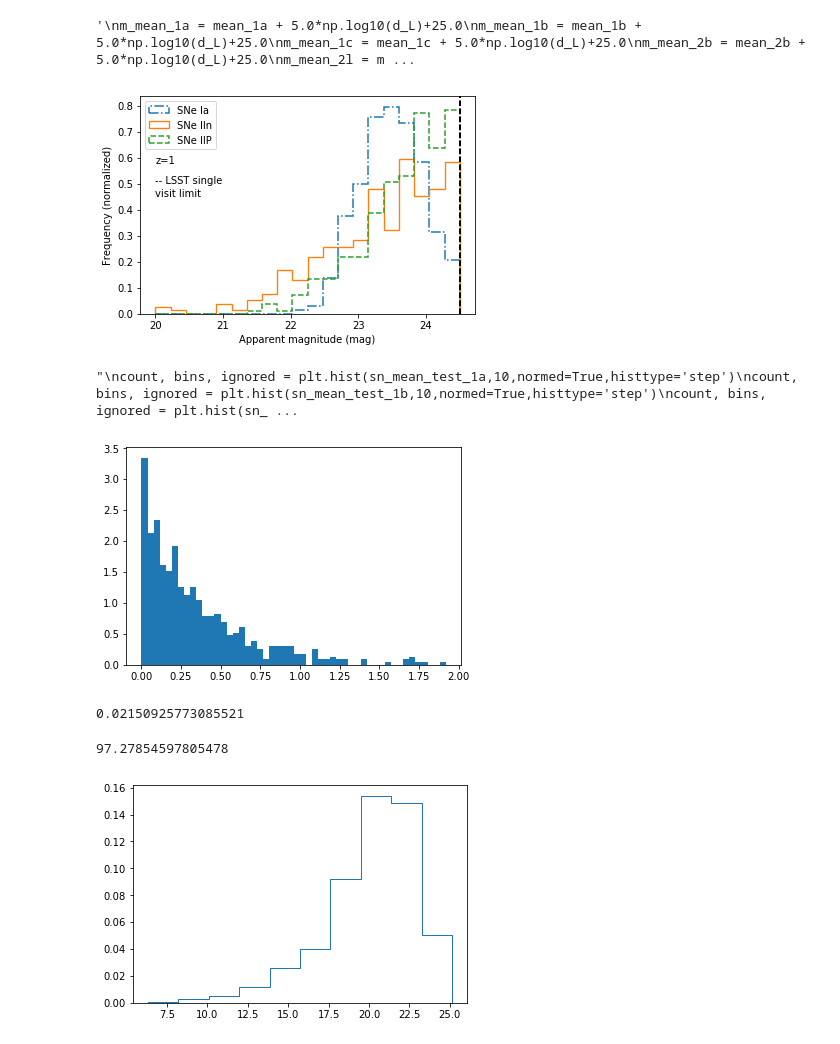
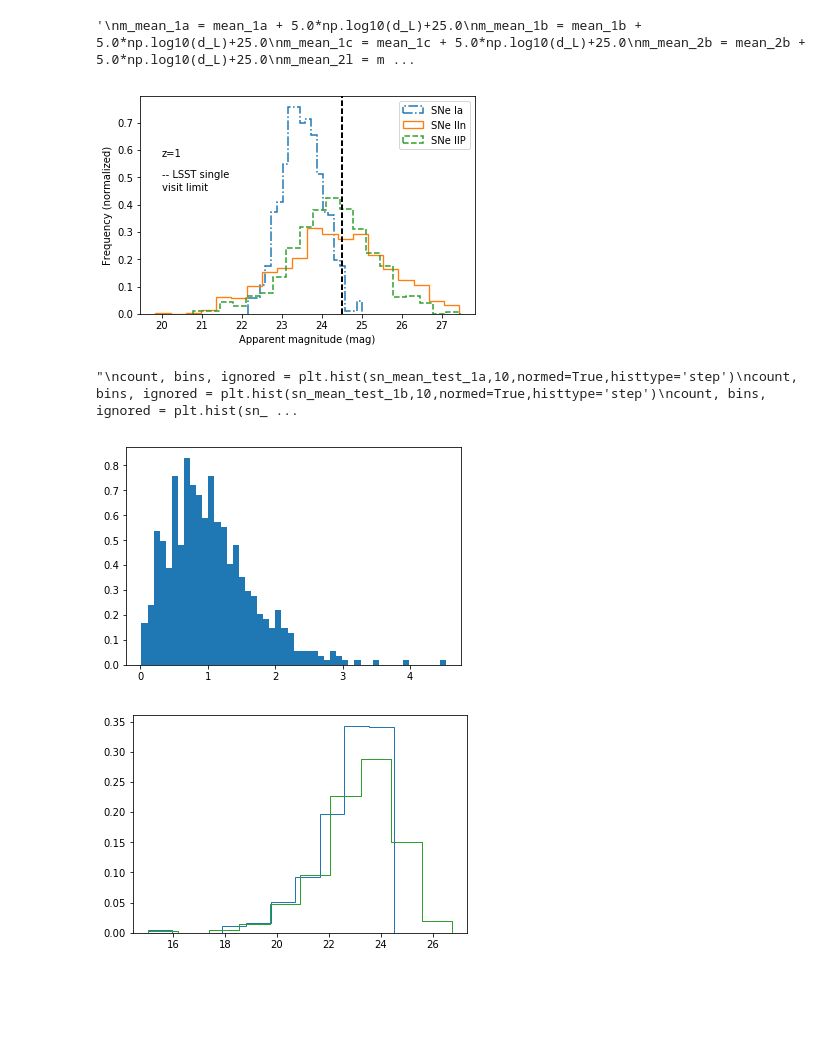
Before and after one commit to AnnaOG/1500-Work, a Jupyter notebook: Abs_Mag_Distribution_updated.ipynb, the cells around one changed output. Cells and saved outputs as stored; diff of their text form; code cells hidden in the pictures; blank space fills up the shorter version.

```diff
--- a/Abs_Mag_Distribution_updated.ipynb
+++ b/Abs_Mag_Distribution_updated.ipynb
@@ -138,9 +142,9 @@ sn_mean_test_2p = M_2p + 5.0*np.log10(d_L)+25.0
 # %%
 #Prop plot
 
-count, bins, ignored = plt.hist(sn_mean_test_1a,20,normed=True,range=(20,24.5),linewidth=1.5,linestyle='dashdot',histtype='step',label='SNe Ia')
-count, bins, ignored = plt.hist(sn_mean_test_2n,20,normed=True,range=(20,24.5),linewidth=1.35,linestyle='solid',histtype='step',label='SNe IIn')
-count, bins, ignored = plt.hist(sn_mean_test_2p,20,normed=True,range=(20,24.5),linewidth=1.5,linestyle='dashed',histtype='step',label='SNe IIP')
+count, bins, ignored = plt.hist(sn_mean_test_1a_cut,20,normed=True,linewidth=1.5,linestyle='dashdot',histtype='step',label='SNe Ia')
+count, bins, ignored = plt.hist(sn_mean_test_2n_cut,20,normed=True,linewidth=1.35,linestyle='solid',histtype='step',label='SNe IIn')
+count, bins, ignored = plt.hist(sn_mean_test_2p_cut,20,normed=True,linewidth=1.5,linestyle='dashed',histtype='step',label='SNe IIP')
 plt.axvline(24.5, color='k', linestyle='dashed', linewidth=2)
 #plt.axvline(27.5, color='r', linestyle='dashed', linewidth=2)
 plt.xlabel('Apparent magnitude (mag)')
@@ -153,7 +157,7 @@ plt.text(20.0,0.575,'z=1')
 plt.legend()
 plt.savefig('sn_mag_dist.png')
 # %% [output]
-[figure, old version]
+[figure, new version]
 # %%
 """
 count, bins, ignored = plt.hist(sn_mean_test_1a,10,normed=True,histtype='step')
@@ -176,19 +180,27 @@ plt.show()
 "\ncount, bins, ignored = plt.hist(sn_mean_test_1a,10,normed=True,histtype='step')\ncount, bins, ignored = plt.hist(sn_mean_test_1b,10,normed=True,histtype='step')\ncount, bins, ignored = plt.hist(sn_ ...
 # %%
 #Uniform distribution
-#zgrid=np.random.uniform(0.0,1.5,600)
+#zgrid=np.random.uniform(0.0001,0.5,600)
 
 #Beta, ok for small numbers
-#zgrid=np.random.beta(2.0,15.0,600)
+zgrid2=np.random.beta(2.0,5.0,600)
 
 #F function - this seems pretty good! mag-dist looks good, though that may be strange given it includes all z
-#zgrid=np.random.f(15.0,50.0,600)
+#zgrid=np.random.f(200.0,5000.0,600)
 
 #This is ok for getting a lot of small and some VERY long, could edit more
 #zgrid=np.random.noncentral_chisquare(1.0,0.05,600)
 
 #This is really good!! I like this one the best so far, just visually
-#zgrid=np.random.noncentral_f(2.0,1000.0,0.01,600)
+zgrid1a=np.random.noncentral_f(5.0,1e100,0.001,600)
+
+zgrid1b=np.random.noncentral_f(5.0,1e100,0.001,600)
+zgrid1c=np.random.noncentral_f(5.0,1e100,0.001,600)
+zgrid2b=np.random.noncentral_f(5.0,1e100,0.001,600)
+zgrid2l=np.random.noncentral_f(5.0,1e100,0.001,600)
+zgrid2n=np.random.noncentral_f(5.0,1e100,0.001,600)
+zgrid2p=np.random.noncentral_f(5.0,1e100,0.001,600)
+
 
 #This is alright, lots of small here
 #zgrid=np.random.pareto(5.0,600)
@@ -196,14 +208,16 @@ plt.show()
 #Alright, easier to customize slightly
 #zgrid=np.random.triangular(0.0,0.01,1.0,600)
 
+#This is generally good as exponential
+#zgrid=np.random.exponential(0.35,600)
 
-#This is generally good as exponential
-zgrid=np.random.exponential(0.35,600)
+#For non-Ias, trying some different things as well.
+#zgrid2=np.random.uniform(0.00001,0.1,600)
 # %%
-count, bins, ignored = plt.hist(zgrid,50,normed=True)
-#count, bins, ignored = plt.hist(expzgrid,100,normed=True)
+count, bins, ignored = plt.hist(zgrid1a,50,normed=True)
+#count, bins, ignored = plt.hist(zgrid2,100,normed=True)
 # %% [output]
-[figure, old version]
+[figure, new version]
 # %%
 #This is a pairing with M and z, uniform distribution
 i=0
@@ -213,4 +226,0 @@ for i in range(len(M_1a)):
-# %%
-quad(integrand, 0, Mz_1a[199,1])[0]
-# %% [output]
-0.02150925773085521
@@ -218,7 +252,3 @@ quad(integrand, 0, Mz_1a[199,1])[0]
 d_L=np.zeros(shape=(600,))
 for i in range(len(Mz_1a)):
     d_L[i] = ((1.0+Mz_1a[i,1])*c)/H_0*(quad(integrand, 0, Mz_1a[i,1])[0])
-# %%
-d_L[199]
-# %% [output]
-97.27854597805478
@@ -233,4 +327,6 @@ for i in range(len(M_1a)):
 # %%
+count, bins, ignored = plt.hist(mdist_1a_cut,10,normed=True,histtype='step')
 count, bins, ignored = plt.hist(mdist_1a,10,normed=True,histtype='step')
+count, bins, ignored = plt.hist(mdist_1a_cut_add,10,normed=True,histtype='step')
 # %% [output]
-[figure, old version]
+[figure, new version]
```
Also changed, not shown: parts of 27 cells of this notebook, 1 other file.
